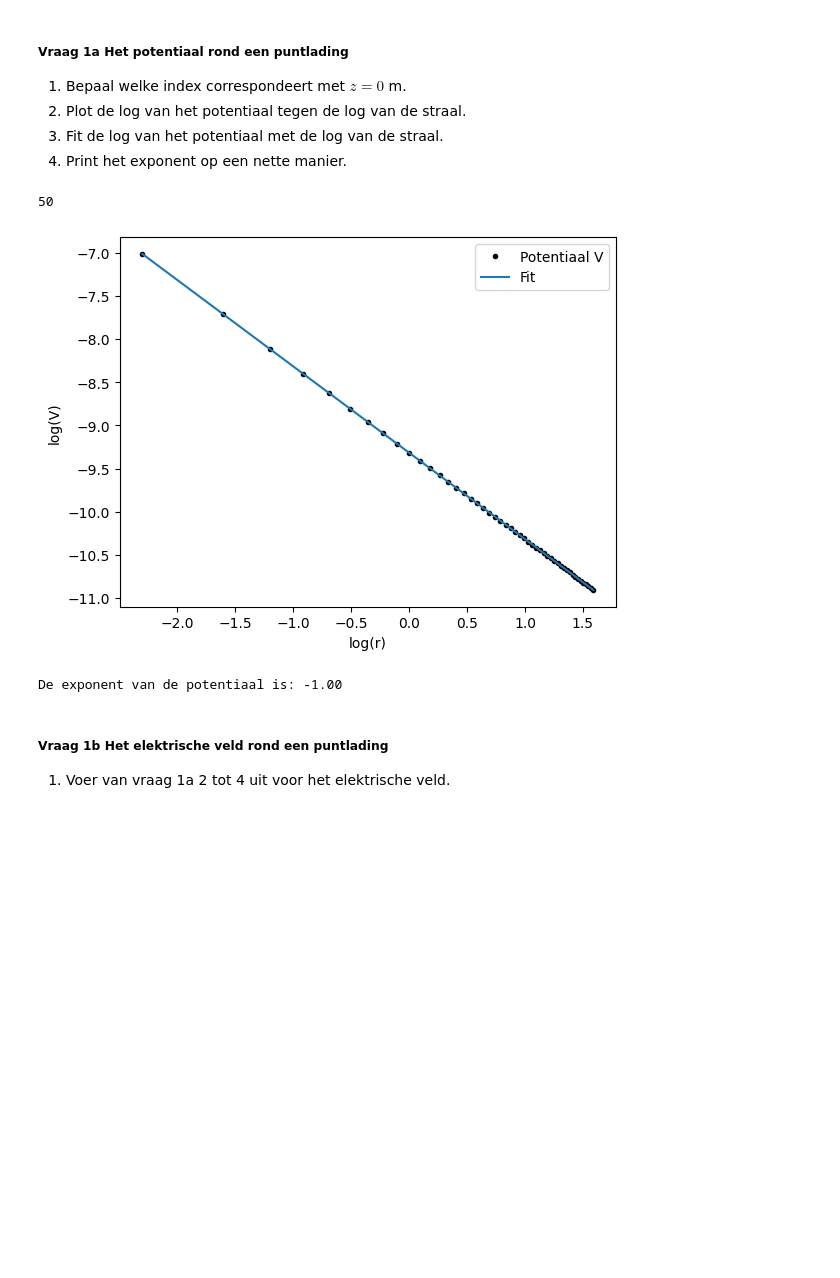
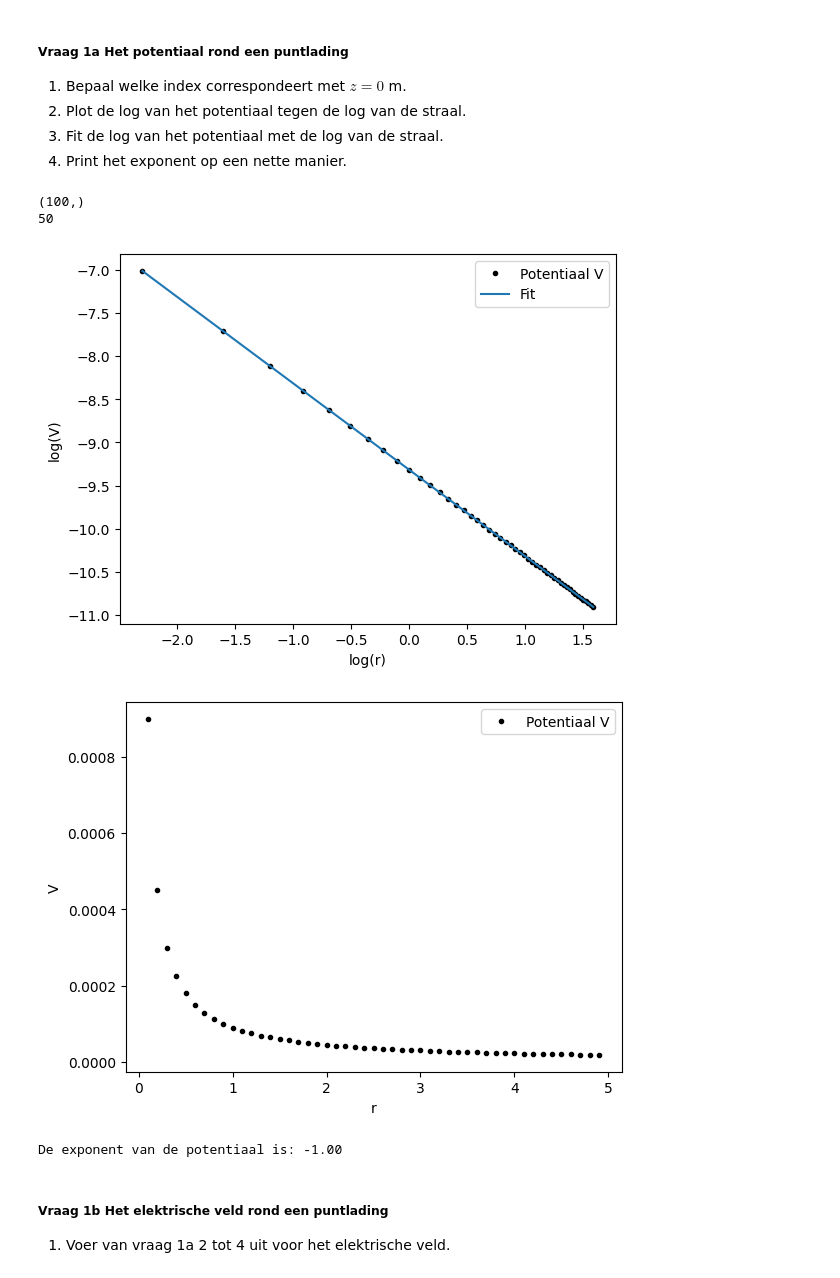
Before and after one commit to Caaldering/opdrachten-DEF-D_CA, a Jupyter notebook: DigitaleOntwerpopdrachten/1CondensatorOpdracht/CondensatorOntwerpopdracht.ipynb, the cells around one changed output. Saved outputs shown, nothing was run; the diff lists cells and outputs as text; code cells hidden in the pictures; blank space fills up the shorter version.

```diff
--- a/DigitaleOntwerpopdrachten/1CondensatorOpdracht/CondensatorOntwerpopdracht.ipynb
+++ b/DigitaleOntwerpopdrachten/1CondensatorOpdracht/CondensatorOntwerpopdracht.ipynb
@@ -89,33 +89,42 @@ plot_results_pt_charge_at_origin(Ez, Er, normE, V, r, z, grid_step)
 # %%
 from scipy.optimize import curve_fit
 
 index_z0 = np.argmin(np.abs(z)) # z is array met de z-waarden van het grid van het domein
+print(z.shape)
 print(index_z0)
 
 r1 = np.log(r[1:])
 V1 = np.log(V[index_z0, 1:]) # V is een 2D-array met de potentiaalwaarden op het grid van het domein
 
 plt.figure()
 plt.plot(r1, V1, 'k.', label='Potentiaal V')
 plt.xlabel('log(r)')
 plt.ylabel('log(V)')
 
 def functiefit(x,a,b):
     return a*x + b
 
 x_test = np.linspace(r1[0], r1[-1], 100)
 
 popt, pcov = curve_fit(functiefit, r1, V1)
 
 plt.plot(x_test, functiefit(x_test, *popt), label='Fit')
 plt.legend()
 plt.show()
 
+plt.figure()
+plt.plot(r[1:], V[index_z0, 1:], 'k.', label='Potentiaal V')
+plt.xlabel('r')
+plt.ylabel('V')
+plt.legend()
+plt.show()
 
 print(f"De exponent van de potentiaal is: {popt[0]:.2f}")
 # %% [output]
+(100,)
 50
 [figure]
+[figure, added]
 De exponent van de potentiaal is: -1.00
 # %% [markdown]
 ##### Vraag 1b Het elektrische veld rond een puntlading
```
Also changed, not shown: parts of 12 cells of this notebook, 2 other files.
